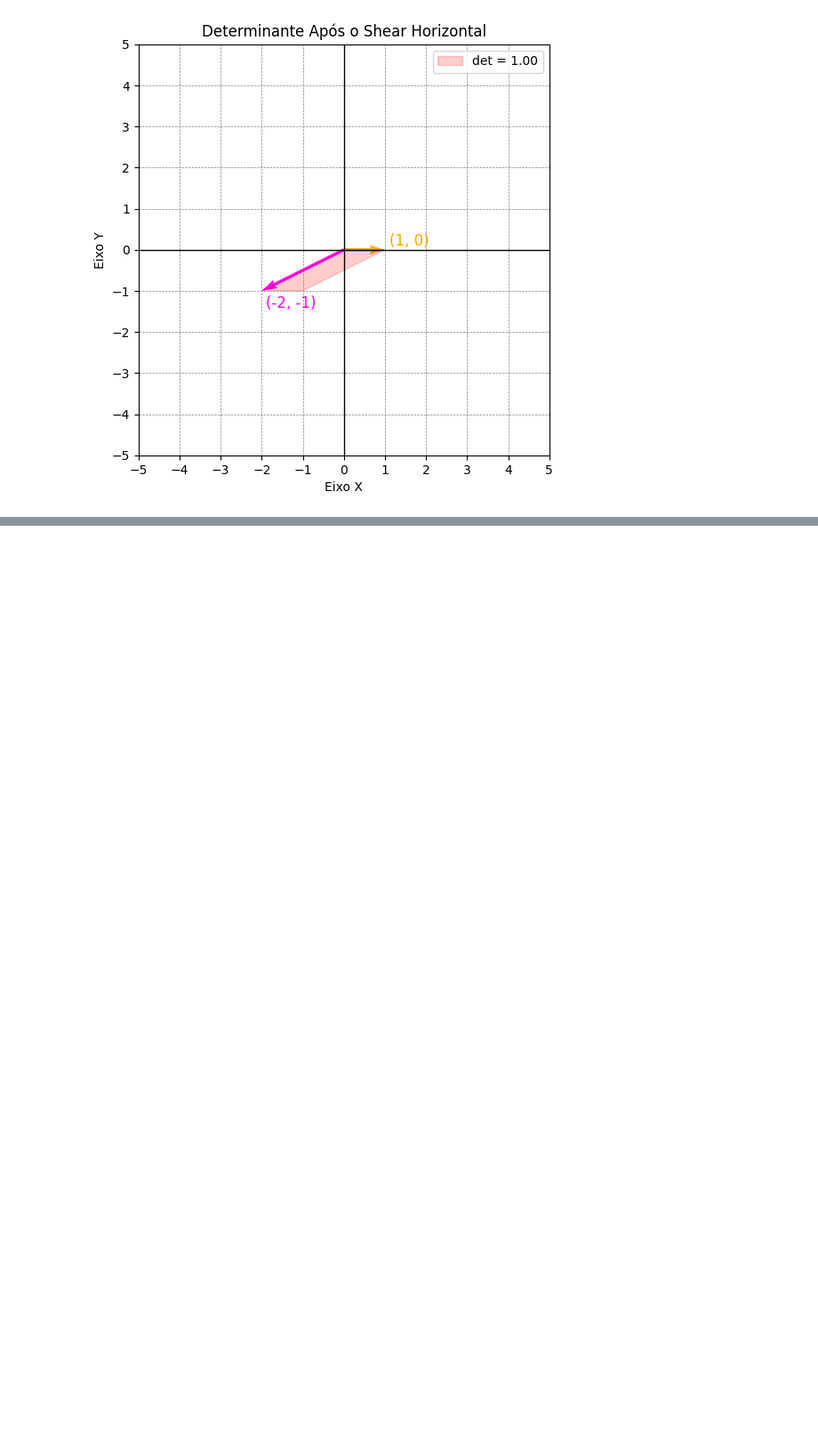
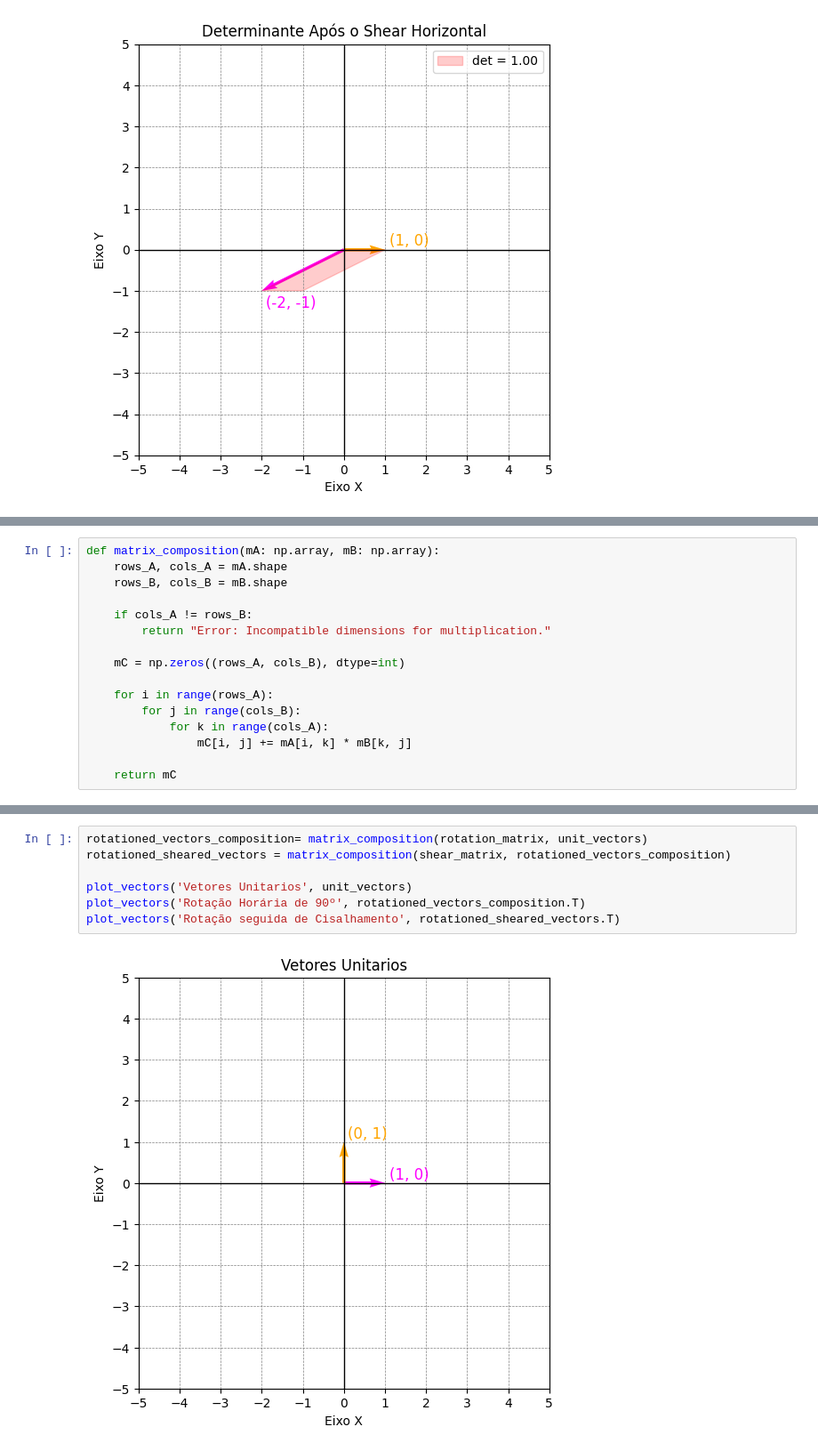
Before and after one commit to kmiepng/Matematica-Computacional, a Jupyter notebook: Atividades/atividade_001.ipynb, the cells around one changed output, grey strips where cells are left out. Shown at 89% size. Cells and saved outputs as stored; diff of their text form; blank space fills up the shorter version.

Commit message:
feat: add matrix_composition

```diff
--- a/Atividades/atividade_001.ipynb
+++ b/Atividades/atividade_001.ipynb
@@ -75,0 +106,16 @@ plot_vectors('Determinante Após o Shear Horizontal', sheared_vectors, True)
+# %%
+def matrix_composition(mA: np.array, mB: np.array):
+    rows_A, cols_A = mA.shape
+    rows_B, cols_B = mB.shape
+
+    if cols_A != rows_B:
+        return "Error: Incompatible dimensions for multiplication."
+
+    mC = np.zeros((rows_A, cols_B), dtype=int)
+
+    for i in range(rows_A):
+        for j in range(cols_B):
+            for k in range(cols_A):
+                mC[i, j] += mA[i, k] * mB[k, j]
+
+    return mC
@@ -75,0 +141,9 @@ plot_vectors('Determinante Após o Shear Horizontal', sheared_vectors, True)
+# %%
+rotationed_vectors_composition= matrix_composition(rotation_matrix, unit_vectors)
+rotationed_sheared_vectors = matrix_composition(shear_matrix, rotationed_vectors_composition)
+
+plot_vectors('Vetores Unitarios', unit_vectors)
+plot_vectors('Rotação Horária de 90º', rotationed_vectors_composition.T)
+plot_vectors('Rotação seguida de Cisalhamento', rotationed_sheared_vectors.T)
+# %% [output]
+[figure, added]
```
Also changed, not shown: parts of 9 cells of this notebook.
